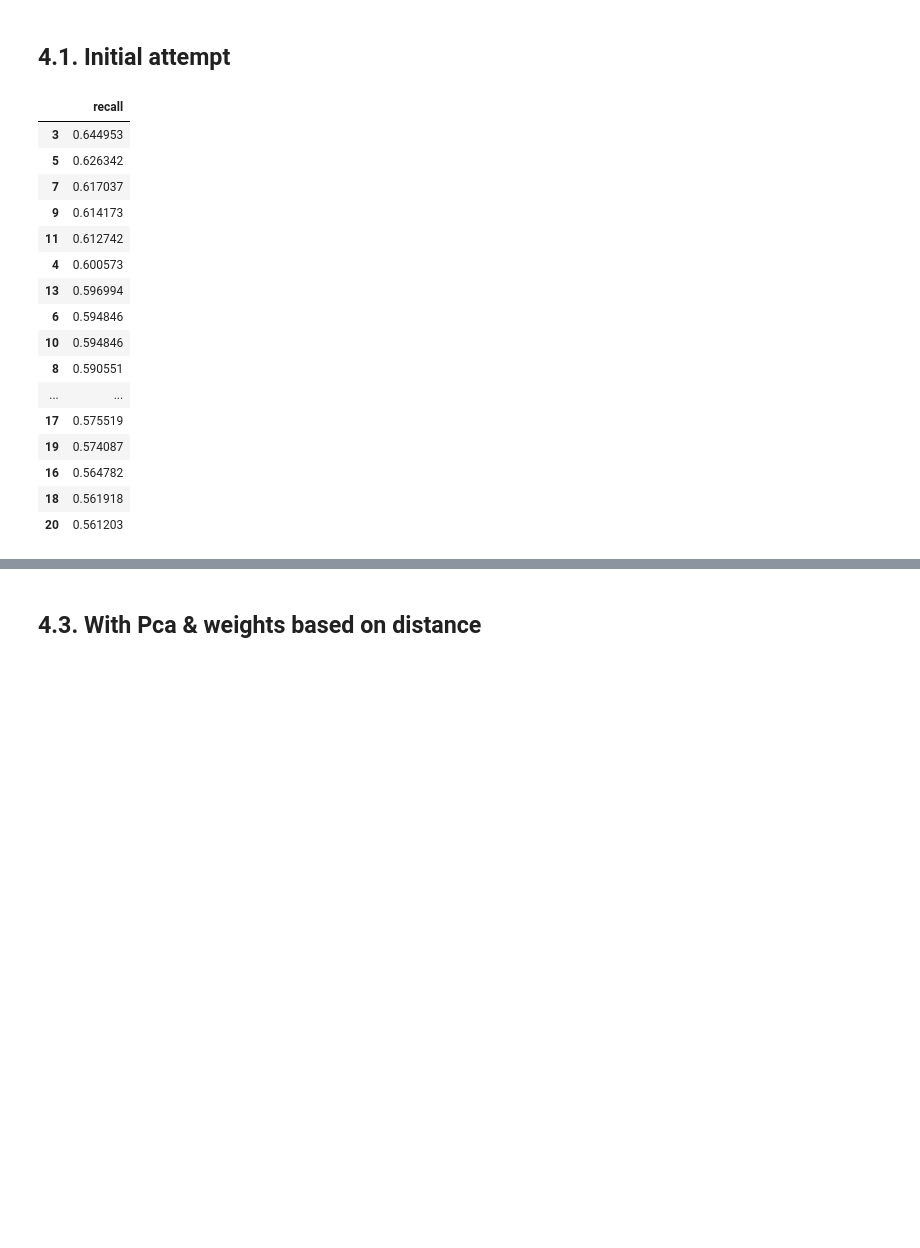
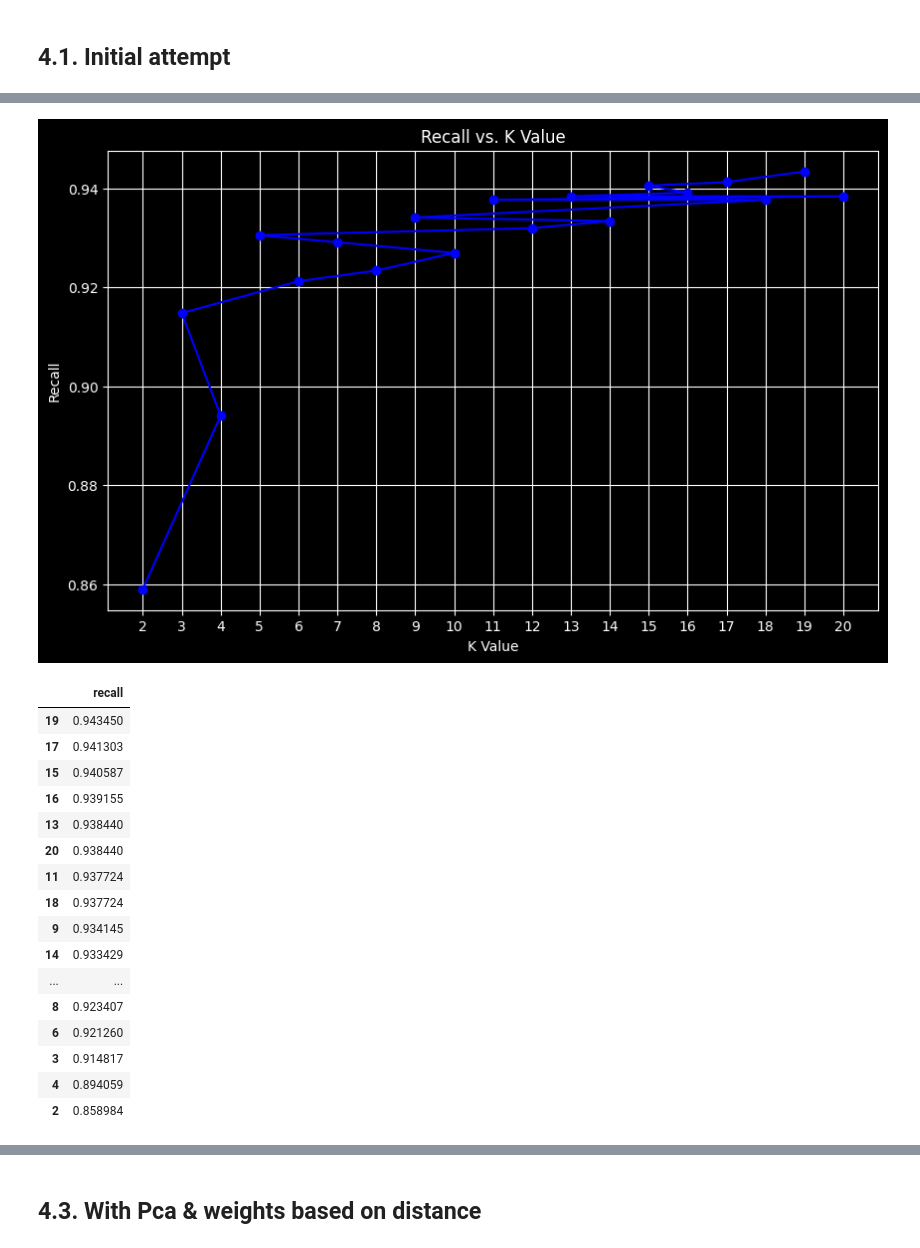
Before and after one commit to koutsompinask/MSC, a Jupyter notebook: semester B/Python/assignment/classification.ipynb, the cells around one changed output, grey strips where cells are left out. Drawn from its saved outputs; the diff is of its cells as text; code cells hidden in the pictures; blank space fills up the shorter version.

```diff
--- a/semester B/Python/assignment/classification.ipynb
+++ b/semester B/Python/assignment/classification.ipynb
@@ -268,22 +249,0 @@ if len(recall_dict) == 0:
-# %%
-recall_df = pd.DataFrame(recall_dict.values(), columns=['recall'], index=recall_dict.keys())
-recall_df.to_csv('results/recall_dict.csv', index_label='k')
-recall_df.sort_values(by='recall', ascending=False)
-# %% [output]
-|  | recall |
-| 3 | 0.644953 |
-| 5 | 0.626342 |
-| 7 | 0.617037 |
-| 9 | 0.614173 |
-| 11 | 0.612742 |
-| 4 | 0.600573 |
-| 13 | 0.596994 |
-| 6 | 0.594846 |
-| 10 | 0.594846 |
-| 8 | 0.590551 |
-| ... | ... |
-| 17 | 0.575519 |
-| 19 | 0.574087 |
-| 16 | 0.564782 |
-| 18 | 0.561918 |
-| 20 | 0.561203 |
@@ -289,0 +298,4 @@ recall_df.sort_values(by='recall', ascending=False)
+# %%
+recall_df = findBestKBasedOnRecall('results/recall_dict_basic.csv', X_train, y_train, X_valid, y_valid)
+recall_df
+# %% [output]
@@ -290 +321,19 @@ recall_df.sort_values(by='recall', ascending=False)
+[figure, added]
+|  | recall |
+| 19 | 0.943450 |
+| 17 | 0.941303 |
+| 15 | 0.940587 |
+| 16 | 0.939155 |
+| 13 | 0.938440 |
+| 20 | 0.938440 |
+| 11 | 0.937724 |
+| 18 | 0.937724 |
+| 9 | 0.934145 |
+| 14 | 0.933429 |
+| ... | ... |
+| 8 | 0.923407 |
+| 6 | 0.921260 |
+| 3 | 0.914817 |
+| 4 | 0.894059 |
+| 2 | 0.858984 |
 # %%
```
Also changed, not shown: parts of 32 cells of this notebook, 4 other files.
